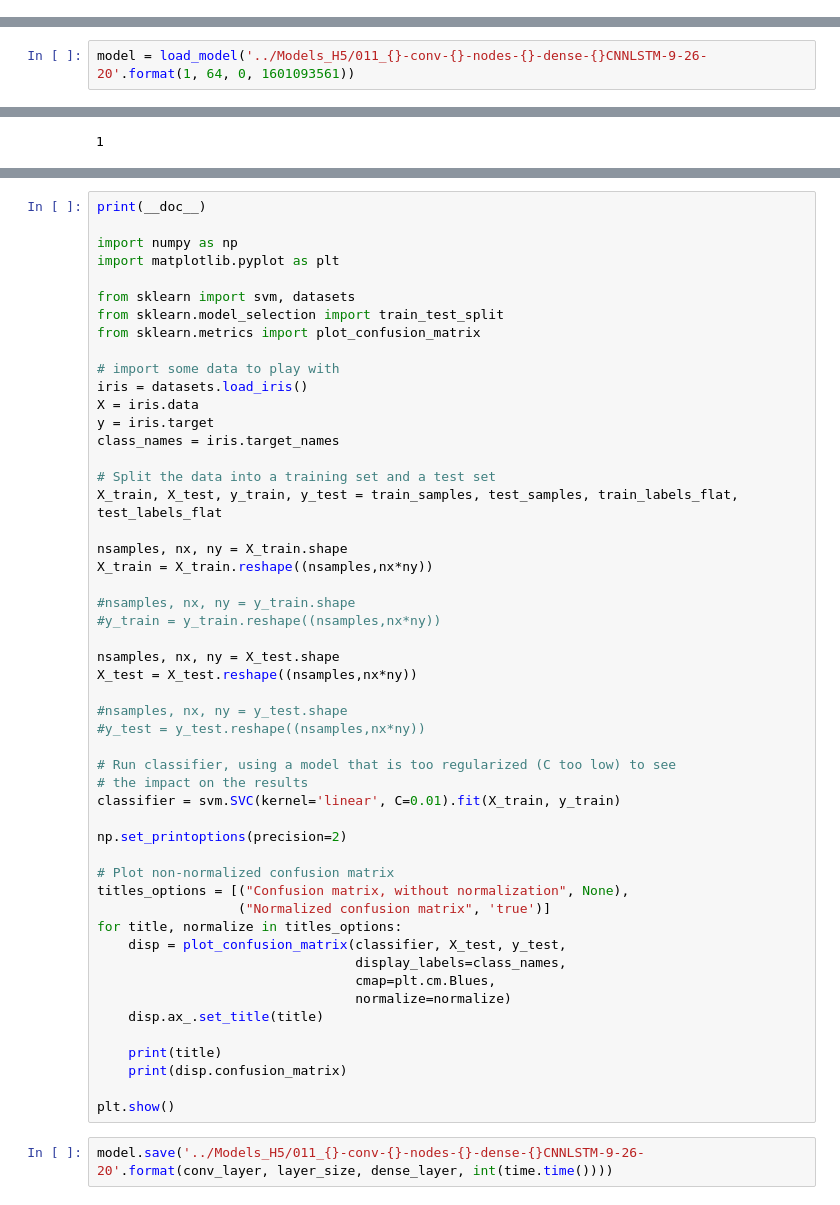
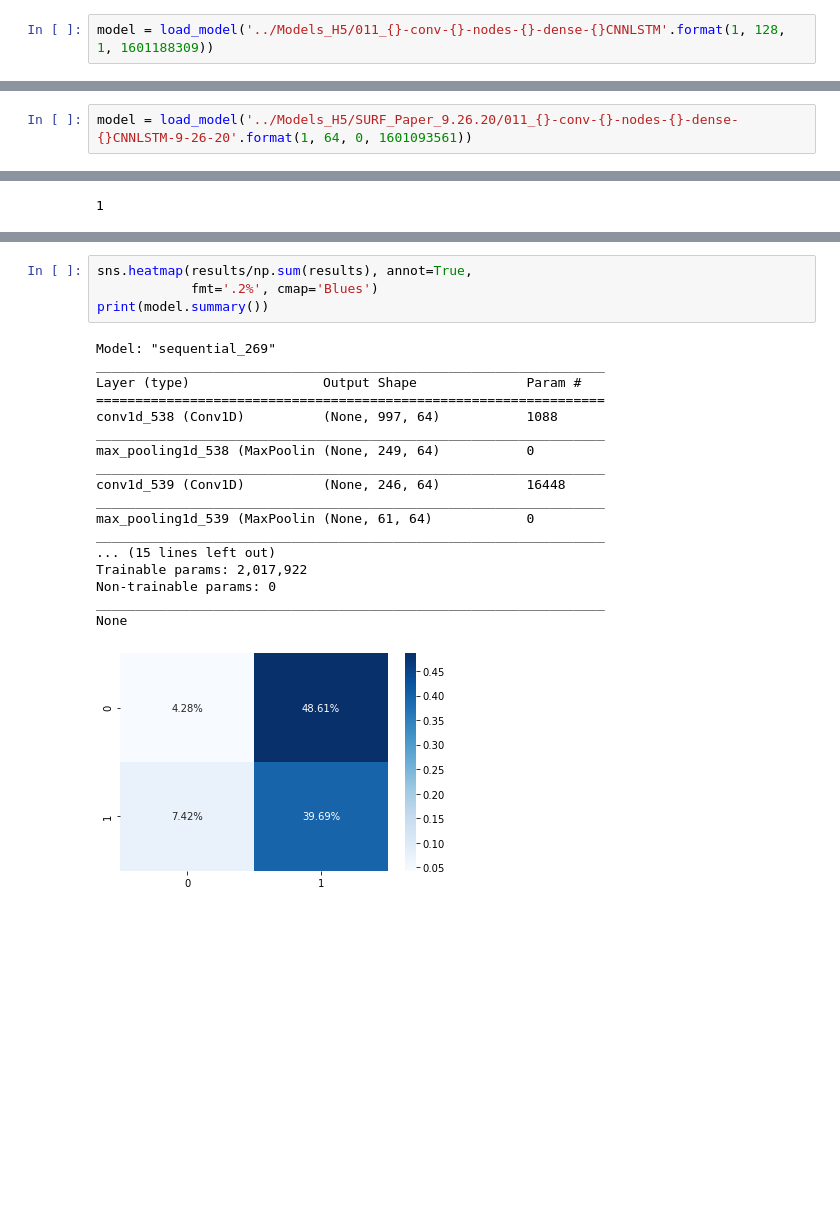
Before and after one commit to kstoy3/SURF-2020-Weiss-Lab, a Jupyter notebook: 011_E003_CNN_DataSet13_2categories_.ipynb, the cells around one changed output, grey strips where cells are left out. Saved outputs shown, nothing was run; the diff lists cells and outputs as text; blank space fills up the shorter version.

```diff
--- a/011_E003_CNN_DataSet13_2categories_.ipynb
+++ b/011_E003_CNN_DataSet13_2categories_.ipynb
@@ -512,0 +359,2 @@ print(results_2)
+# %%
+model = load_model('../Models_H5/011_{}-conv-{}-nodes-{}-dense-{}CNNLSTM'.format(1, 128, 1, 1601188309))
@@ -523,7 +445,7 @@ print(len(test_labels))
 # %% [output]
 16382
 # %%
-model = load_model('../Models_H5/011_{}-conv-{}-nodes-{}-dense-{}CNNLSTM-9-26-20'.format(1, 64, 0, 1601093561))
+model = load_model('../Models_H5/SURF_Paper_9.26.20/011_{}-conv-{}-nodes-{}-dense-{}CNNLSTM-9-26-20'.format(1, 64, 0, 1601093561))
 # %%
 predicted = []
 count_input_test = 0
@@ -612,53 +509,23 @@ print(count)
-# %%
-print(__doc__)
-
-import numpy as np
-import matplotlib.pyplot as plt
-
-from sklearn import svm, datasets
-from sklearn.model_selection import train_test_split
-from sklearn.metrics import plot_confusion_matrix
-
-# import some data to play with
-iris = datasets.load_iris()
-X = iris.data
-y = iris.target
-class_names = iris.target_names
-
-# Split the data into a training set and a test set
-X_train, X_test, y_train, y_test = train_samples, test_samples, train_labels_flat, test_labels_flat
-
-nsamples, nx, ny = X_train.shape
-X_train = X_train.reshape((nsamples,nx*ny))
-
-#nsamples, nx, ny = y_train.shape
-#y_train = y_train.reshape((nsamples,nx*ny))
-
-nsamples, nx, ny = X_test.shape
-X_test = X_test.reshape((nsamples,nx*ny))
-
-#nsamples, nx, ny = y_test.shape
-#y_test = y_test.reshape((nsamples,nx*ny))
-
-# Run classifier, using a model that is too regularized (C too low) to see
-# the impact on the results
-classifier = svm.SVC(kernel='linear', C=0.01).fit(X_train, y_train)
-
-np.set_printoptions(precision=2)
-
-# Plot non-normalized confusion matrix
-titles_options = [("Confusion matrix, without normalization", None),
-                  ("Normalized confusion matrix", 'true')]
-for title, normalize in titles_options:
-    disp = plot_confusion_matrix(classifier, X_test, y_test,
-                                 display_labels=class_names,
-                                 cmap=plt.cm.Blues,
-                                 normalize=normalize)
-    disp.ax_.set_title(title)
-
-    print(title)
-    print(disp.confusion_matrix)
-
-plt.show()
-# %%
-model.save('../Models_H5/011_{}-conv-{}-nodes-{}-dense-{}CNNLSTM-9-26-20'.format(conv_layer, layer_size, dense_layer, int(time.time())))
+# %%
+sns.heatmap(results/np.sum(results), annot=True,
+            fmt='.2%', cmap='Blues')
+print(model.summary())
+# %% [output]
+Model: "sequential_269"
+_________________________________________________________________
+Layer (type)                 Output Shape              Param #
+=================================================================
+conv1d_538 (Conv1D)          (None, 997, 64)           1088
+_________________________________________________________________
+max_pooling1d_538 (MaxPoolin (None, 249, 64)           0
+_________________________________________________________________
+conv1d_539 (Conv1D)          (None, 246, 64)           16448
+_________________________________________________________________
+max_pooling1d_539 (MaxPoolin (None, 61, 64)            0
+_________________________________________________________________
+... (15 lines left out)
+Trainable params: 2,017,922
+Non-trainable params: 0
+_________________________________________________________________
+None
+[figure, added]
```
Also changed, not shown: parts of 37 cells of this notebook, 1 other file.
